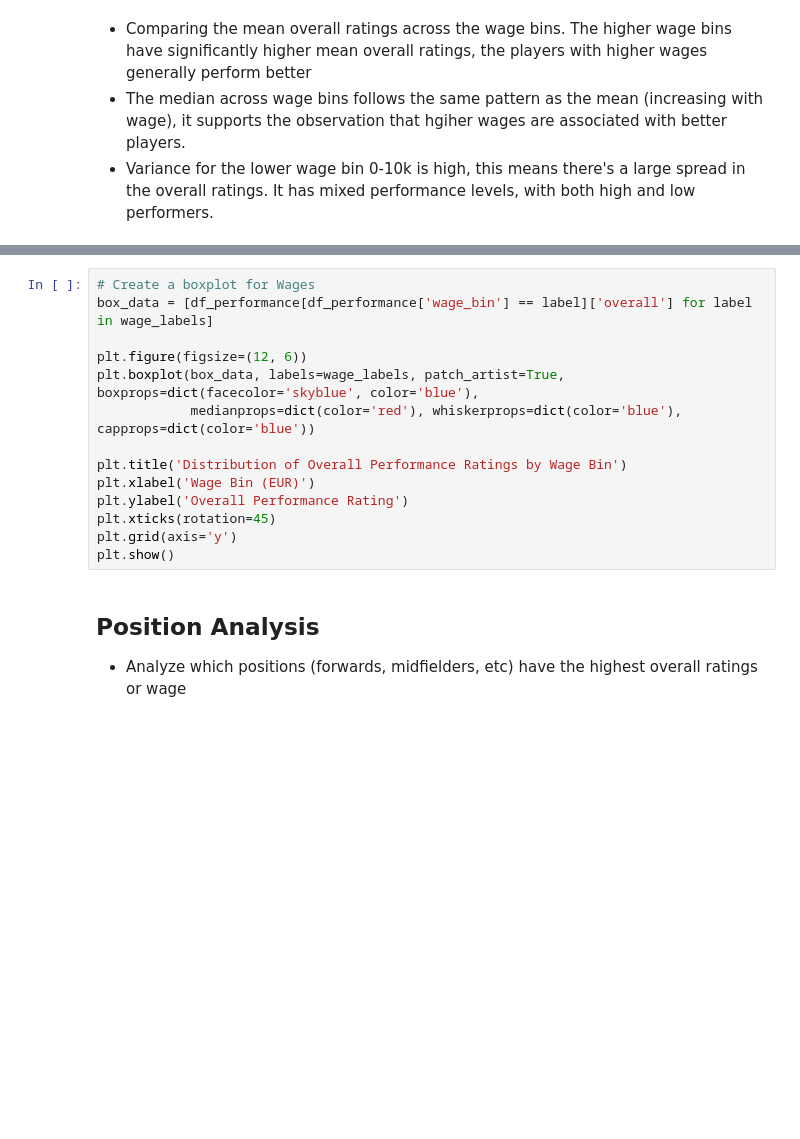
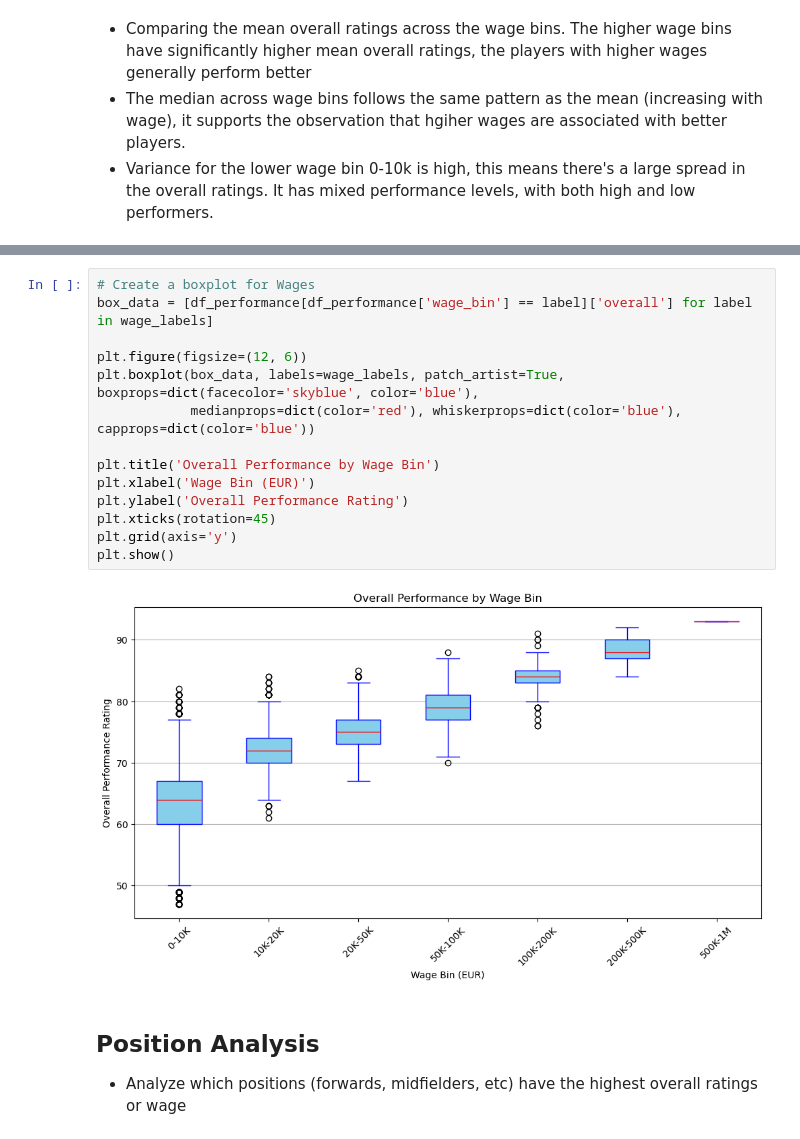
Before and after one commit to hiepxuanho/MSU-Project1, a Jupyter notebook: fifa21.ipynb, the cells around one changed output, grey strips where cells are left out. Saved outputs shown, nothing was run; the diff lists cells and outputs as text; blank space fills up the shorter version.

```diff
--- a/fifa21.ipynb
+++ b/fifa21.ipynb
@@ -179,17 +214,19 @@ plt.show()
 # %%
 # Create a boxplot for Wages
 box_data = [df_performance[df_performance['wage_bin'] == label]['overall'] for label in wage_labels]
 
 plt.figure(figsize=(12, 6))
 plt.boxplot(box_data, labels=wage_labels, patch_artist=True, boxprops=dict(facecolor='skyblue', color='blue'),
             medianprops=dict(color='red'), whiskerprops=dict(color='blue'), capprops=dict(color='blue'))
 
-plt.title('Distribution of Overall Performance Ratings by Wage Bin')
+plt.title('Overall Performance by Wage Bin')
 plt.xlabel('Wage Bin (EUR)')
 plt.ylabel('Overall Performance Rating')
 plt.xticks(rotation=45)
 plt.grid(axis='y')
 plt.show()
+# %% [output]
+[figure, added]
 # %% [markdown]
 ## Position Analysis
 - Analyze which positions (forwards, midfielders, etc) have the highest overall ratings or wage
```
Also changed, not shown: parts of 14 cells of this notebook.
